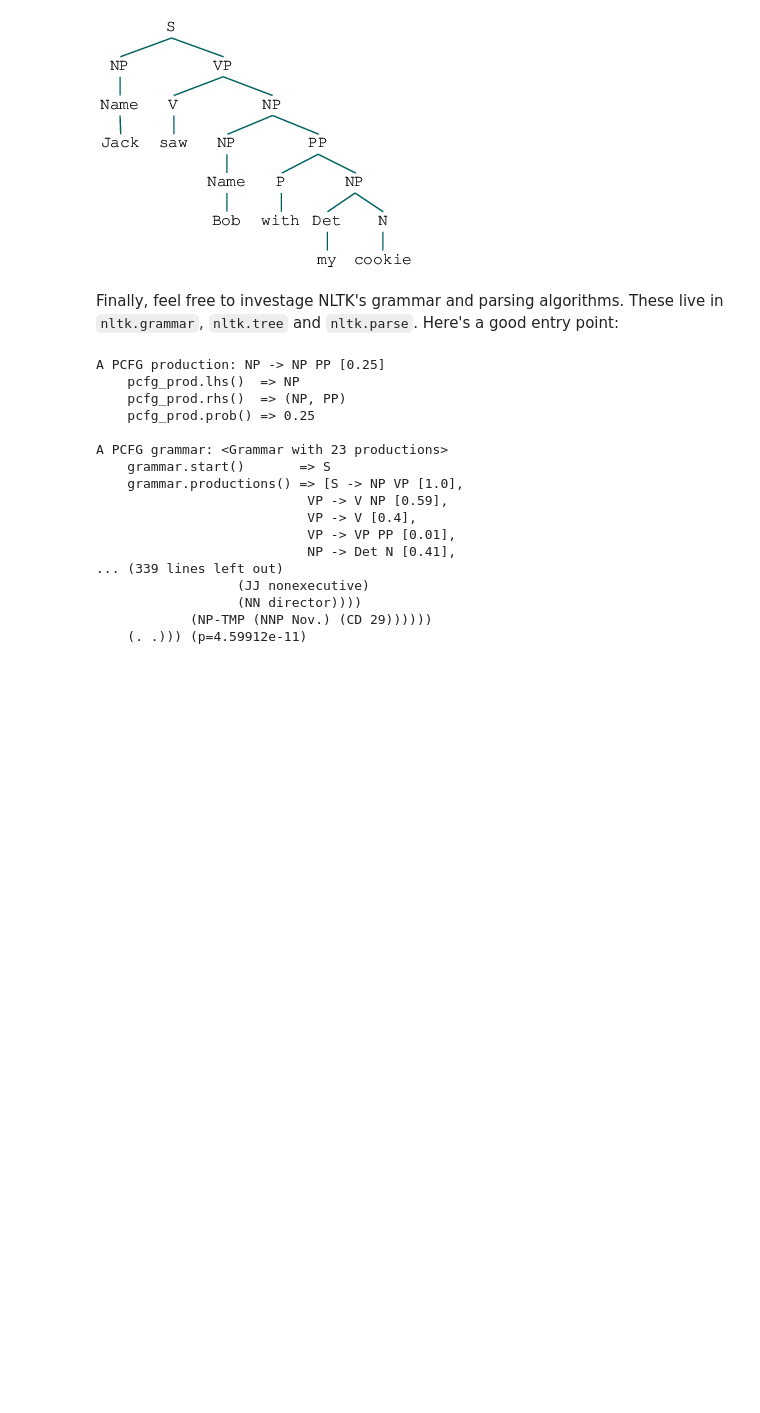
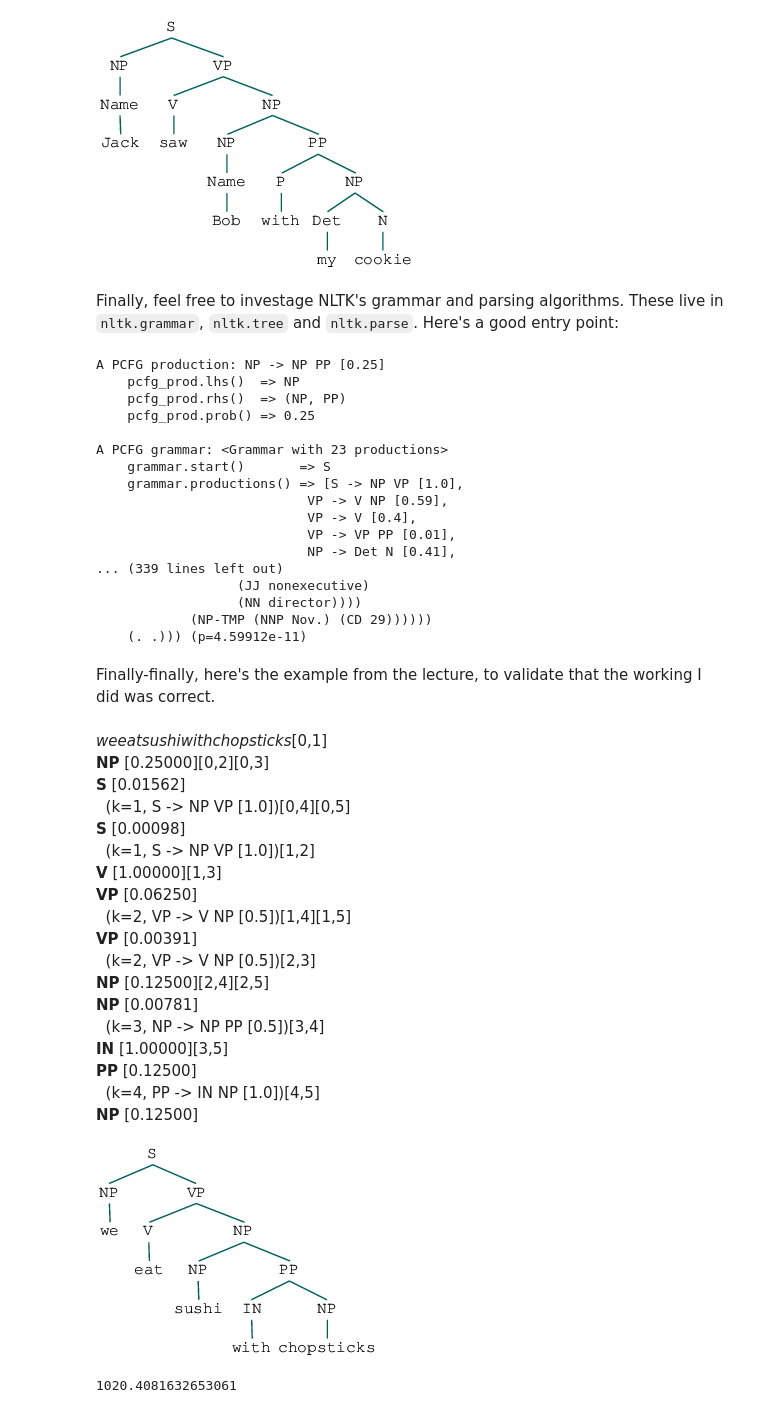
Before and after one commit to trevorcohn/comp90042, a Jupyter notebook: notebooks/WSTA_N18_probabilistic_parsing.ipynb, the cells around one changed output. Drawn from its saved outputs; the diff is of its cells as text; code cells hidden in the pictures; blank space fills up the shorter version.

Commit message:
Fixed error foudn during lecture

```diff
--- a/notebooks/WSTA_N18_probabilistic_parsing.ipynb
+++ b/notebooks/WSTA_N18_probabilistic_parsing.ipynb
@@ -290,3 +290,45 @@ A PCFG grammar: <Grammar with 23 productions>
                   (NN director))))
             (NP-TMP (NNP Nov.) (CD 29))))))
     (. .))) (p=4.59912e-11)
+# %% [markdown]
+Finally-finally, here's the example from the lecture, to validate that the working I did was correct.
+# %%
+toy_pcfg3 = nltk.grammar.PCFG.fromstring("""
+    S    -> NP VP         [1.0]
+    VP   -> V NP          [.5]
+    VP   -> VP PP         [.25]
+    VP   -> MD V          [.25]
+    NP   -> NP PP         [.5]
+    NP   -> 'we'          [.25]
+    NP   -> 'sushi'       [.125]
+    NP   -> 'chopsticks'  [.125]
+    PP   -> IN NP         [1.0]
+    V    -> 'eat'         [1.0]
+    IN   -> 'with'        [1.0]
+    """)
+# %%
+parse_CYK('we eat sushi with chopsticks'.split(), toy_pcfg3)
+# %% [output]
+weeatsushiwithchopsticks[0,1]
+NP [0.25000][0,2][0,3]
+S [0.01562]
+(k=1, S -> NP VP [1.0])[0,4][0,5]
+S [0.00098]
+(k=1, S -> NP VP [1.0])[1,2]
+V [1.00000][1,3]
+VP [0.06250]
+(k=2, VP -> V NP [0.5])[1,4][1,5]
+VP [0.00391]
+(k=2, VP -> V NP [0.5])[2,3]
+NP [0.12500][2,4][2,5]
+NP [0.00781]
+(k=3, NP -> NP PP [0.5])[3,4]
+IN [1.00000][3,5]
+PP [0.12500]
+(k=4, PP -> IN NP [1.0])[4,5]
+NP [0.12500]
+[figure, added]
+# %%
+1/0.00098
+# %% [output]
+1020.4081632653061
```
Also changed, not shown: 2 other files.
